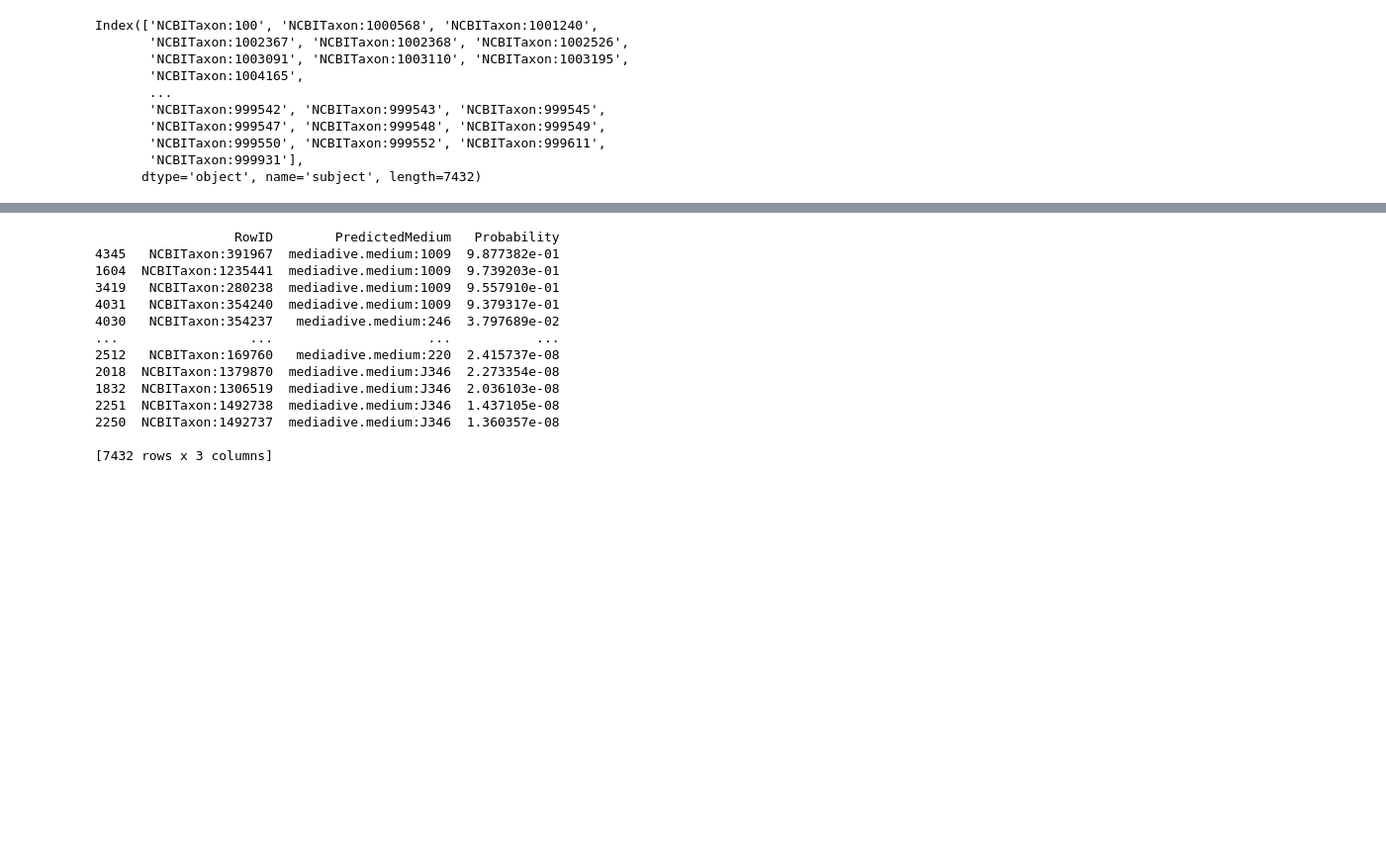
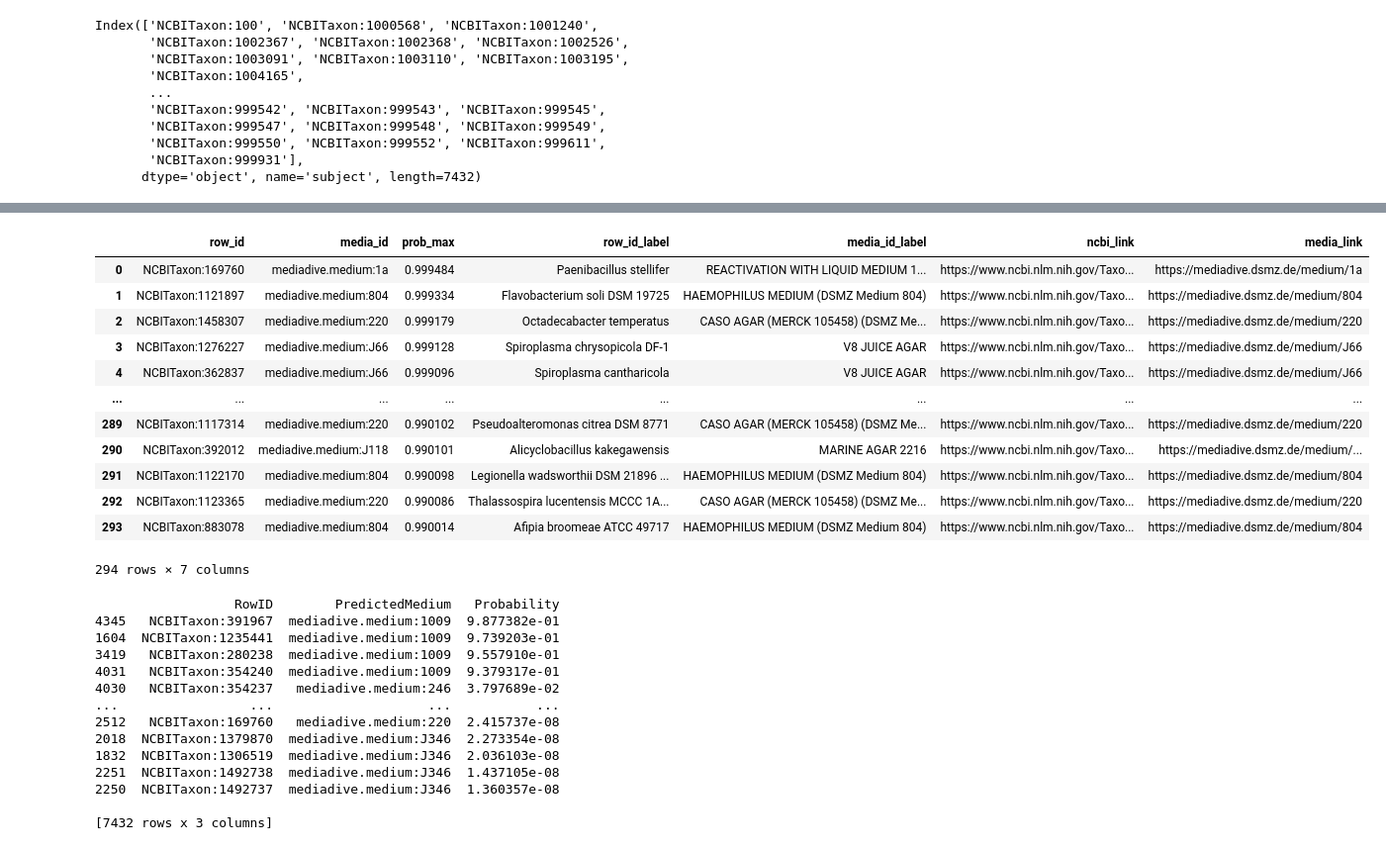
Before and after one commit to Knowledge-Graph-Hub/kg-microbe, a Jupyter notebook: notebooks/kg_microbe_train_taxa_to_media__wembeddings_traingreat4.ipynb, the cells around one changed output, grey strips where cells are left out. Shown at 99% size. Drawn from its saved outputs; the diff is of its cells as text; code cells hidden in the pictures; blank space fills up the shorter version.

```diff
--- a/notebooks/kg_microbe_train_taxa_to_media__wembeddings_traingreat4.ipynb
+++ b/notebooks/kg_microbe_train_taxa_to_media__wembeddings_traingreat4.ipynb
@@ -565,0 +599,9 @@ probabilities = model.predict_proba(X2)[:,1]  # Probabilities for the positive c
+# %%
+predictions = pd.DataFrame(result, columns=['row_id', 'prob_max', 'media_id'])
+
+predictions['row_id'] = predictions['row_id'].apply(lambda x: X2.index.values[int(x)])
+predictions['media_id'] = predictions['media_id'].apply(lambda x: predicted_classes[int(x)][0])
+
+predictions = predictions.sort_values(by='prob_max', ascending=False)
+
+#print(predictions)
@@ -565,0 +624,42 @@ probabilities = model.predict_proba(X2)[:,1]  # Probabilities for the positive c
+# %%
+predictions = predictions.merge(data_nodes[['id', 'name']], left_on='row_id', right_on='id', how='left')
+predictions.rename(columns={'name': 'row_id_label'}, inplace=True)
+predictions.drop('id', axis=1, inplace=True)  # Remove the extra 'id' column
+
+# Merge to get media_id_label
+predictions = predictions.merge(data_nodes[['id', 'name']], left_on='media_id', right_on='id', how='left')
+predictions.rename(columns={'name': 'media_id_label'}, inplace=True)
+predictions.drop('id', axis=1, inplace=True)  # Remove the extra 'id' column
+# %%
+def extract_ncbi_id(row_id):
+    return row_id.split(':')[-1]
+
+# Function to extract ID after colon for MediaDive link
+def extract_media_id(media_id):
+    return media_id.split(':')[-1]
+
+# Create the ncbi_link column
+predictions['ncbi_link'] = 'https://www.ncbi.nlm.nih.gov/Taxonomy/Browser/wwwtax.cgi?id=' + predictions['row_id'].apply(extract_ncbi_id)
+
+# Create the media_link column
+predictions['media_link'] = 'https://mediadive.dsmz.de/medium/' + predictions['media_id'].apply(extract_media_id)
+# %%
+new_column_order = ['row_id', 'media_id', 'prob_max', 'row_id_label', 'media_id_label', 'ncbi_link', 'media_link']
+
+predictions = predictions[new_column_order]
+# %%
+predictions[predictions['prob_max'] > 0.99]
+# %% [output]
+|  | row_id | media_id | prob_max | row_id_label | media_id_label | ncbi_link | media_link |
+| 0 | NCBITaxon:169760 | mediadive.medium:1a | 0.999484 | Paenibacillus stellifer | REACTIVATION WITH LIQUID MEDIUM 1... | https://www.ncbi.nlm.nih.gov/Taxo... | https://mediadive.dsmz.de/medium/1a |
+| 1 | NCBITaxon:1121897 | mediadive.medium:804 | 0.999334 | Flavobacterium soli DSM 19725 | HAEMOPHILUS MEDIUM (DSMZ Medium 804) | https://www.ncbi.nlm.nih.gov/Taxo... | https://mediadive.dsmz.de/medium/804 |
+| 2 | NCBITaxon:1458307 | mediadive.medium:220 | 0.999179 | Octadecabacter temperatus | CASO AGAR (MERCK 105458) (DSMZ Me... | https://www.ncbi.nlm.nih.gov/Taxo... | https://mediadive.dsmz.de/medium/220 |
+| 3 | NCBITaxon:1276227 | mediadive.medium:J66 | 0.999128 | Spiroplasma chrysopicola DF-1 | V8 JUICE AGAR | https://www.ncbi.nlm.nih.gov/Taxo... | https://mediadive.dsmz.de/medium/J66 |
+| 4 | NCBITaxon:362837 | mediadive.medium:J66 | 0.999096 | Spiroplasma cantharicola | V8 JUICE AGAR | https://www.ncbi.nlm.nih.gov/Taxo... | https://mediadive.dsmz.de/medium/J66 |
+| ... | ... | ... | ... | ... | ... | ... | ... |
+| 289 | NCBITaxon:1117314 | mediadive.medium:220 | 0.990102 | Pseudoalteromonas citrea DSM 8771 | CASO AGAR (MERCK 105458) (DSMZ Me... | https://www.ncbi.nlm.nih.gov/Taxo... | https://mediadive.dsmz.de/medium/220 |
+| 290 | NCBITaxon:392012 | mediadive.medium:J118 | 0.990101 | Alicyclobacillus kakegawensis | MARINE AGAR 2216 | https://www.ncbi.nlm.nih.gov/Taxo... | https://mediadive.dsmz.de/medium/... |
+| 291 | NCBITaxon:1122170 | mediadive.medium:804 | 0.990098 | Legionella wadsworthii DSM 21896 ... | HAEMOPHILUS MEDIUM (DSMZ Medium 804) | https://www.ncbi.nlm.nih.gov/Taxo... | https://mediadive.dsmz.de/medium/804 |
+| 292 | NCBITaxon:1123365 | mediadive.medium:220 | 0.990086 | Thalassospira lucentensis MCCC 1A... | CASO AGAR (MERCK 105458) (DSMZ Me... | https://www.ncbi.nlm.nih.gov/Taxo... | https://mediadive.dsmz.de/medium/220 |
+| 293 | NCBITaxon:883078 | mediadive.medium:804 | 0.990014 | Afipia broomeae ATCC 49717 | HAEMOPHILUS MEDIUM (DSMZ Medium 804) | https://www.ncbi.nlm.nih.gov/Taxo... | https://mediadive.dsmz.de/medium/804 |
+294 rows × 7 columns
```
Also changed, not shown: parts of 8 cells of this notebook, 7 other files.
